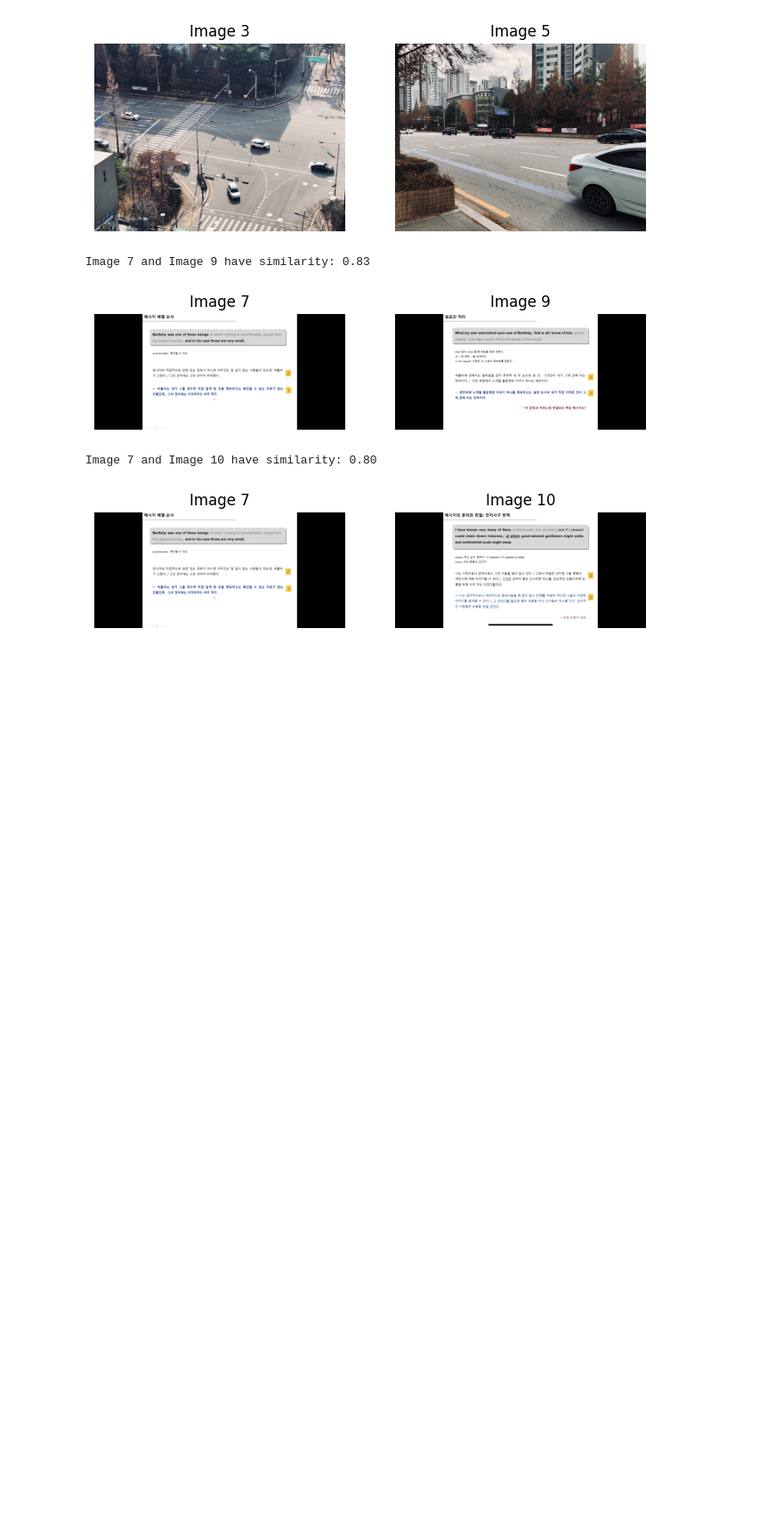
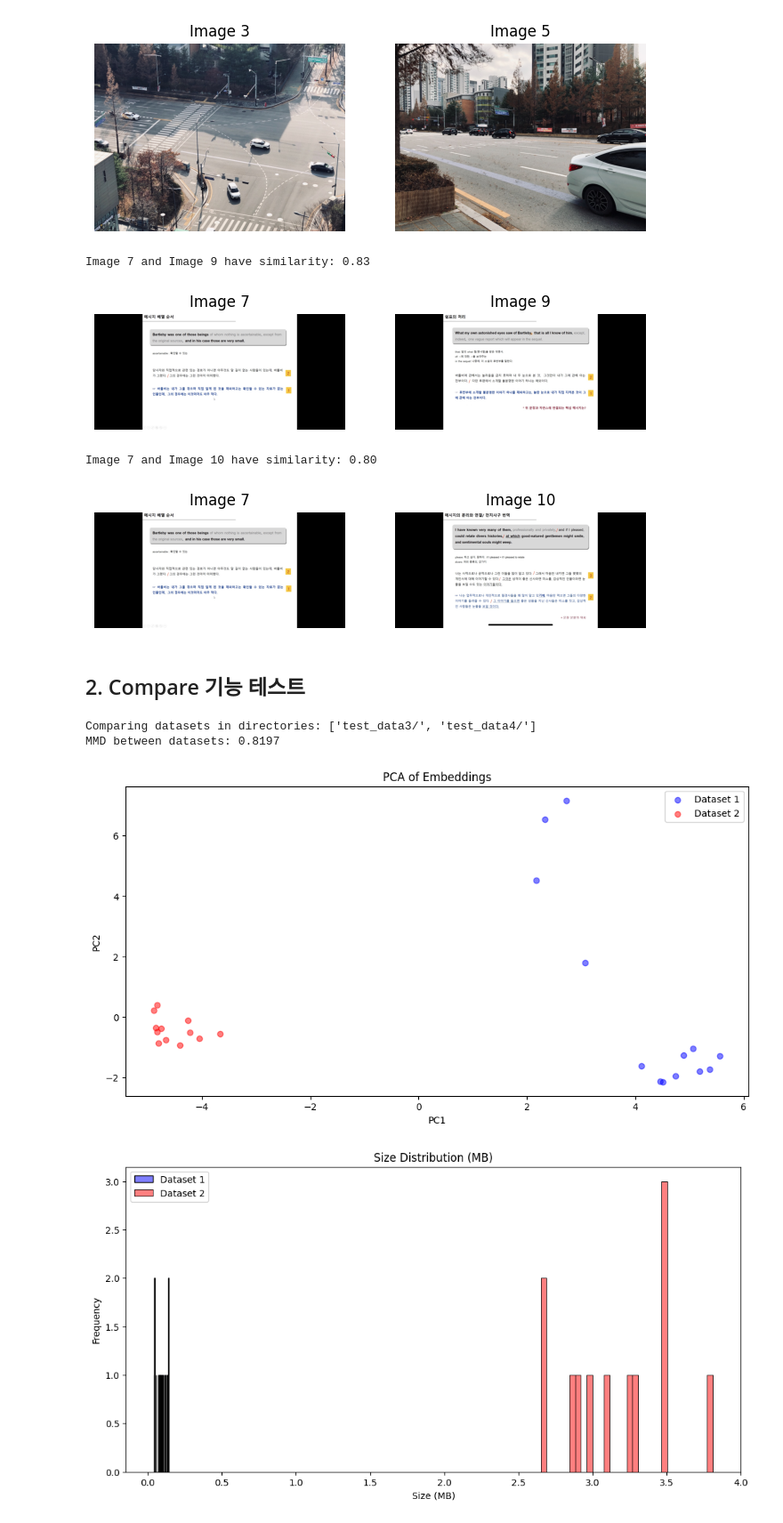
Before and after one commit to ethicsense/datadrift_app_engine, a Jupyter notebook: datadoctor/ddoc_test.ipynb, the cells around one changed output. Shown at 89% size. Drawn from its saved outputs; the diff is of its cells as text; code cells hidden in the pictures; blank space fills up the shorter version.

Commit message:
[ethicsense] ddoc compare fn developing | streamlit edit

```diff
--- a/datadoctor/ddoc_test.ipynb
+++ b/datadoctor/ddoc_test.ipynb
@@ -140,3 +140,39 @@ Image 7 and Image 9 have similarity: 0.83
 [figure]
 Image 7 and Image 10 have similarity: 0.80
 [figure]
+# %% [markdown]
+## 2. Compare 기능 테스트
+# %%
+def calculate_mmd_batch(X, Y, batch_size=1000, gamma=None):
+    batch_size = min(batch_size, min(len(X), len(Y)))
+
+    if len(X) > batch_size:
+        idx = np.random.choice(len(X), batch_size, replace=False)
+        X = X[idx]
+    if len(Y) > batch_size:
+        idx = np.random.choice(len(Y), batch_size, replace=False)
+        Y = Y[idx]
+
+    if gamma is None:
+        X_combined = np.vstack([X[:batch_size], Y[:batch_size]])
+        pairwise_dists = np.sum((X_combined[:, np.newaxis] - X_combined) ** 2, axis=2)
+        gamma = 1.0 / np.median(pairwise_dists[pairwise_dists > 0])
+
+    def kernel(X, Y):
+        X_norm = np.sum(X ** 2, axis=1)
+        Y_norm = np.sum(Y ** 2, axis=1)
+        distances = X_norm[:, np.newaxis] + Y_norm - 2 * np.dot(X, Y.T)
+        return np.exp(-gamma * distances)
+
+    K_XX = kernel(X, X)
+    K_YY = kernel(Y, Y)
+    K_XY = kernel(X, Y)
+
+    n_X = X.shape[0]
+    n_Y = Y.shape[0]
+
+    mmd = (np.sum(K_XX) - np.trace(K_XX)) / (n_X * (n_X - 1))
+    mmd += (np.sum(K_YY) - np.trace(K_YY)) / (n_Y * (n_Y - 1))
+    mmd -= 2 * np.mean(K_XY)
+
+    return np.sqrt(max(mmd, 0))
@@ -142,0 +284,10 @@ Image 7 and Image 10 have similarity: 0.80
+# %%
+dir1_path = 'test_data3/'
+dir2_path = 'test_data4/'
+
+compare_datasets([dir1_path, dir2_path])
+# %% [output]
+Comparing datasets in directories: ['test_data3/', 'test_data4/']
+MMD between datasets: 0.8197
+[figure, added]
+[figure, added]
```
Also changed, not shown: parts of 2 cells of this notebook, 3 other files.
